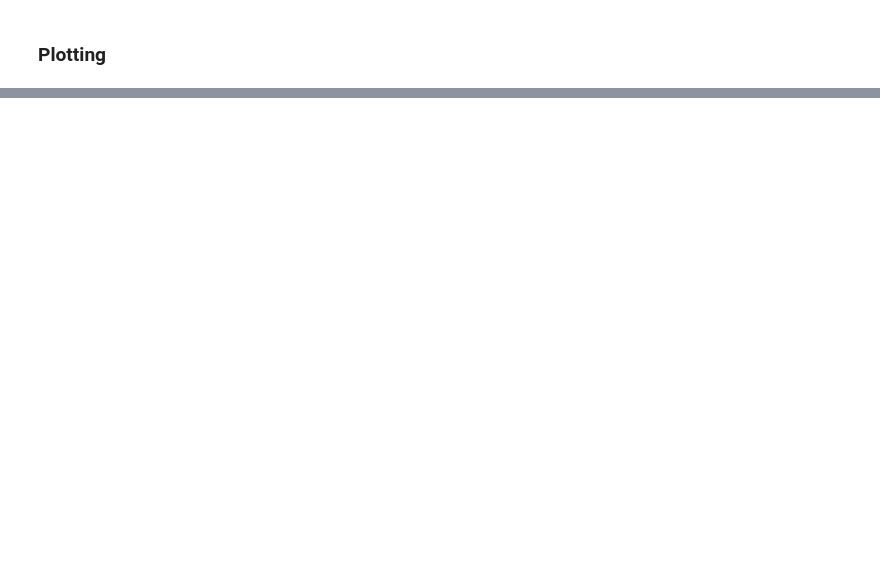
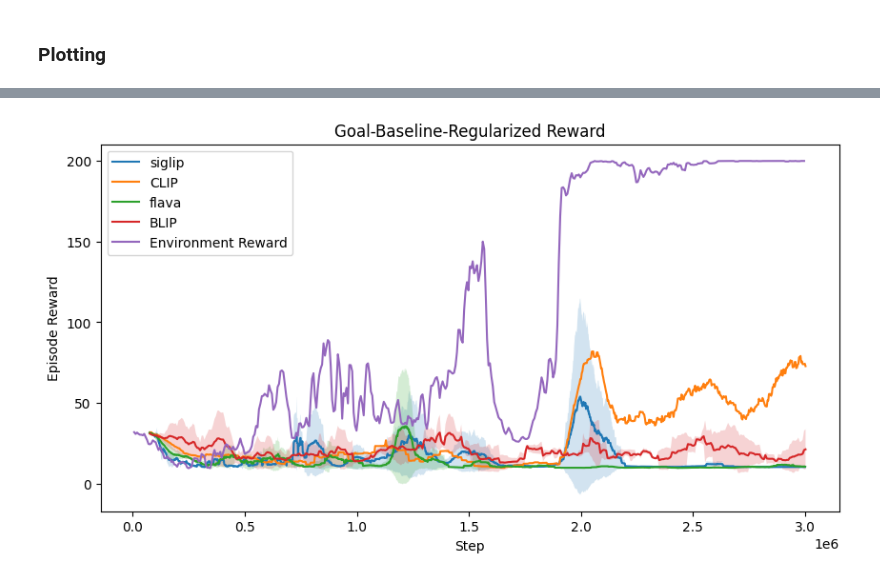
Before and after one commit to JiahuiKChen/vlmrm_plotting, a Jupyter notebook: all_VLM.ipynb, the cells around one changed output, grey strips where cells are left out. Saved outputs shown, nothing was run; the diff lists cells and outputs as text; code cells hidden in the pictures; blank space fills up the shorter version.

```diff
--- a/all_VLM.ipynb
+++ b/all_VLM.ipynb
@@ -194,0 +227,4 @@ plot(clip_reward_csv, "goal_baseline_reg")
+# %%
+plot_by_r("goal_baseline_reg")
+# %% [output]
+[figure, added]
```
Also changed, not shown: parts of 24 cells of this notebook, 4 other files.
